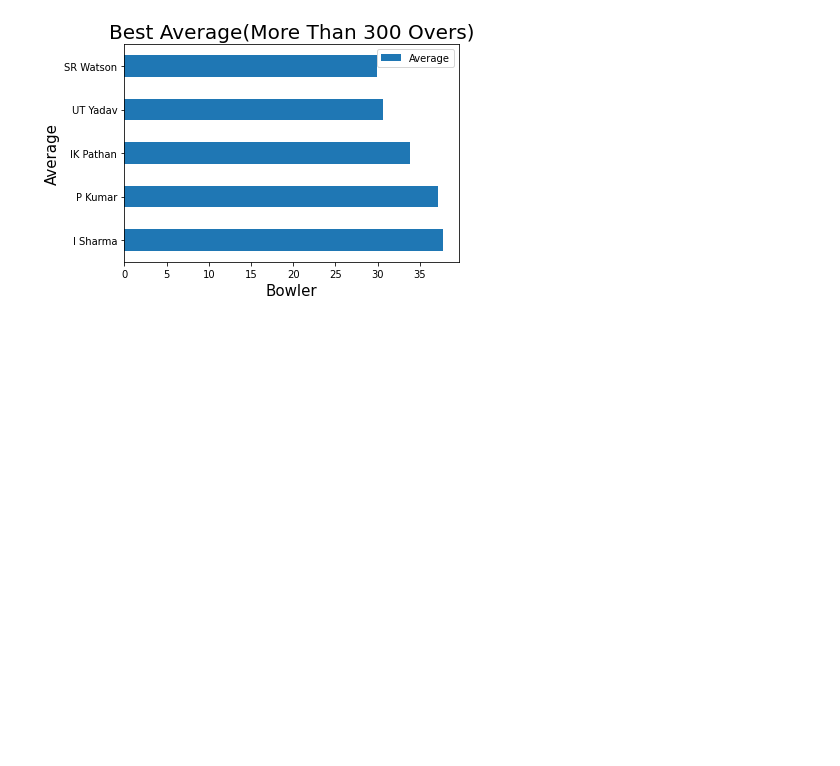
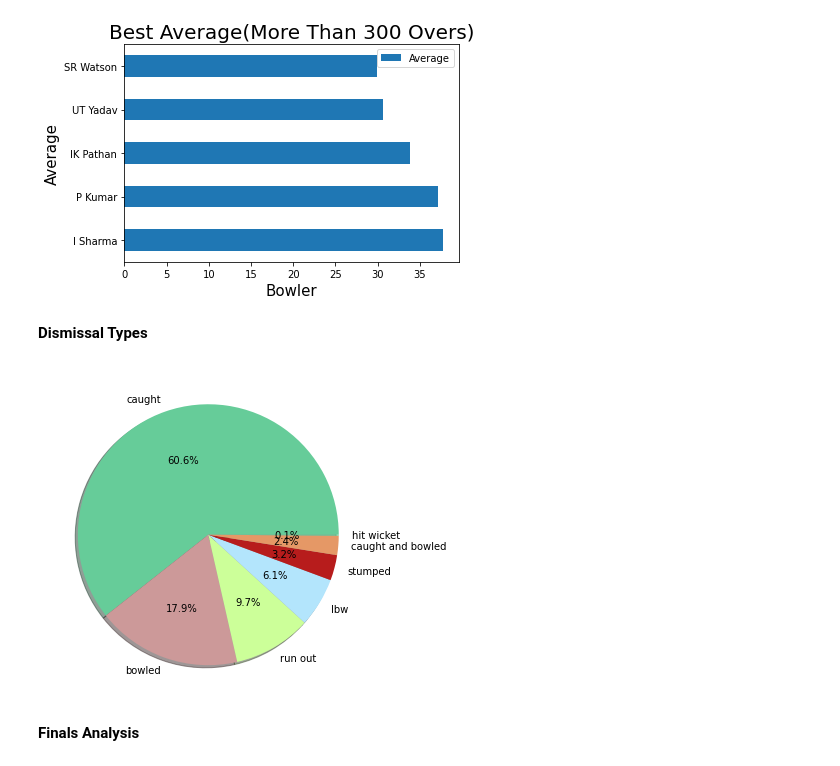
Before and after one commit to Jalpeshv/IPL-Analysis, a Jupyter notebook: IPL_Exploratory_Data_Analysis.ipynb, the cells around one changed output. Cells and saved outputs as stored; diff of their text form; code cells hidden in the pictures; blank space fills up the shorter version.

```diff
--- a/IPL_Exploratory_Data_Analysis.ipynb
+++ b/IPL_Exploratory_Data_Analysis.ipynb
@@ -888,3 +888,17 @@ plt.show()
 [figure]
 [figure]
 [figure]
+# %% [markdown]
+**Dismissal Types**
+# %%
+dismiss_type=["run out","bowled", "caught", "lbw", "stumped", "caught and bowled", "hit wicket"]
+wicket_type=del_df[del_df['dismissal_kind'].isin(dismiss_type)]
+wicket_type=wicket_type['dismissal_kind'].value_counts().reset_index()
+plt.figure(figsize=(6,6))
+plt.pie(wicket_type['dismissal_kind'],labels=wicket_type['index'],autopct='%1.1f%%',shadow=True,colors=['#66CC99','#CC9999','#CCFF99','#B3E5FC','#B71C1C','#E59866'])
+
+plt.show()
+# %% [output]
+[figure, added]
+# %% [markdown]
+**Finals Analysis**
```
Also changed, not shown: parts of 6 cells of this notebook.
